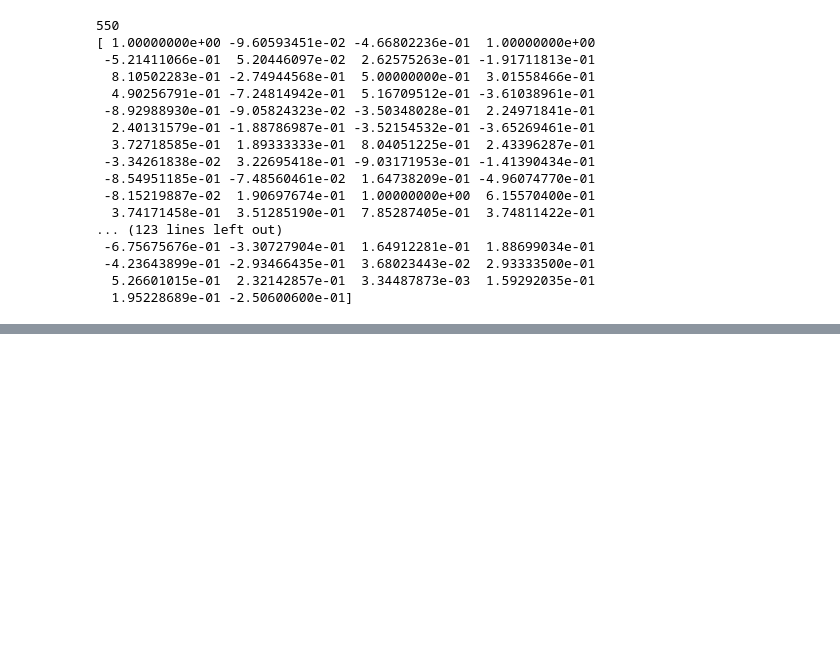
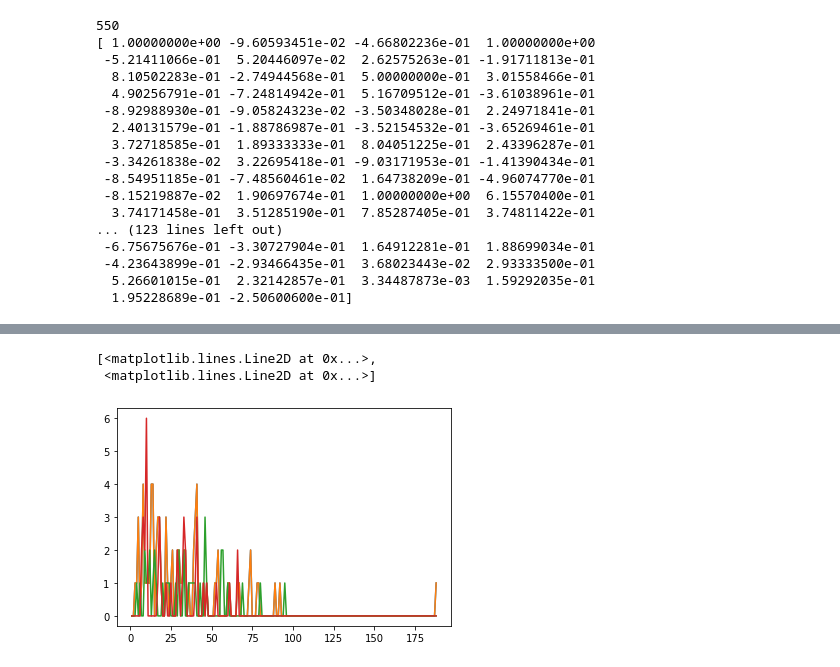
Before and after one commit to waystogetthere/Multi-task_Kernel_learning_Algorithm, a Jupyter notebook: NSBCD.ipynb, the cells around one changed output, grey strips where cells are left out. Drawn from its saved outputs; the diff is of its cells as text; code cells hidden in the pictures; blank space fills up the shorter version.

```diff
--- a/NSBCD.ipynb
+++ b/NSBCD.ipynb
@@ -89,6 +89,18 @@ X_train = X[:NUM_TRAIN]
 X_val = X[NUM_TRAIN:]
 Y_train = Y[:NUM_TRAIN]
 Y_val = Y[NUM_TRAIN:]
+# %%
+def Generating_Kernel(Feature_Matrix, Kernel_type, power=10, BW=10):
+    if Kernel_type == "Gaussian_Kernel":
+        square = np.sum(Feature_Matrix ** 2, axis=1)
+        column_vec = square[:, np.newaxis]
+        row_vec = square[np.newaxis, :]
+        Gaussian_Kernel = np.exp(-1 * (-2 * Feature_Matrix.dot(Feature_Matrix.T) + column_vec + row_vec) / (2 * BW ** 2))
+        return Gaussian_Kernel
+    elif Kernel_type == "Linear_Kernel":
+        return X.dot(X.T)
+    elif Kernel_type == "Polynomial_Kernel":
+        return (X.dot(X.T) + 1) ** power
 # %%
 square = np.sum(X ** 2, axis=1)
 column_vec = square[:, np.newaxis]
@@ -127,3 +114,14 @@ print(Gaussian_Kernel_Val[0])
+# %%
+Kernel_Matrix = Generating_Kernel(X, "Gaussian_Kernel", BW = BANDWIDTH)
+Kernel_Matrix_Train = Kernel_Matrix[:NUM_TRAIN,:NUM_TRAIN]
+Kernel_Matrix_Val = Kernel_Matrix[NUM_TRAIN:,:NUM_TRAIN]
+# %%
+def kernel_pegasos(batch_size, Kernel_Matrix, alpha, Y_truth, iter_times, weight_decay):
+    IDs = np.random.rand(batch_size,1) * NUM_TRAIN
+    IDs = IDs.astype(int).reshape(-1)
+    haty_IDs = (Kernel_Matrix[IDs].dot(alpha * Y_truth))  / (iter_times * weight_decay)
+    mask = Y_truth[IDs]*haty_IDs <= 0
+    alpha[IDs] += mask
 # %%
 alpha = np.zeros_like(Y_train)
 # alpha = np.ones_like(Y_train)
@@ -213,15 +207,21 @@ ValueError: operands could not be broadcast together with shapes (5,188) (940,)
 # %%
-x_axis = np.arange(maximum_ob_time)+1
-y_train_gt_axis = np.zeros(maximum_ob_time)
-y_val_gt_axis = np.zeros(maximum_ob_time)
-y_train_predict_axis = np.zeros(maximum_ob_time)
-y_val_predict_axis = np.zeros(maximum_ob_time)
+x_axis = np.arange(maximum_ob_time)+1 # the x axis
+y_train_gt_axis = np.zeros(maximum_ob_time) # the ground truth train axis
+y_val_gt_axis = np.zeros(maximum_ob_time) # the groud truth validation axis
+y_train_predict_axis = np.zeros(maximum_ob_time) # the predict train axis
+y_val_predict_axis = np.zeros(maximum_ob_time) # the predict validation axis
 
 for i in range(maximum_ob_time):
     y_train_gt_axis[i] = np.sum(survival_times[:NUM_TRAIN] == x_axis[i])
     y_val_gt_axis[i] = np.sum(survival_times[NUM_TRAIN:] == x_axis[i])
     y_train_predict_axis[i] = np.sum(predict_age[:NUM_TRAIN] == x_axis[i])
     y_val_predict_axis[i] = np.sum(predict_age[NUM_TRAIN:] == x_axis[i])
-# plt.plot(x_axis, y_train_gt_axis, x_axis, y_train_predict_axis)
-plt.plot(x_axis, y_val_gt_axis, x_axis, y_val_predict_axis)
+plt.plot(x_axis, y_train_gt_axis, x_axis, y_train_predict_axis) # the training set: ground truth vs predict situation
+plt.plot(x_axis, y_val_gt_axis, x_axis, y_val_predict_axis) # the valiadtion set: ground truth vs predictsituation
+
+# plt.plot(x_axis,y_train_predict_axis,y_val_predict_axis)
+# %% [output]
+[<matplotlib.lines.Line2D at 0x...>,
+ <matplotlib.lines.Line2D at 0x...>]
+[figure, added]
 # %%
```
Also changed, not shown: parts of 4 cells of this notebook.
